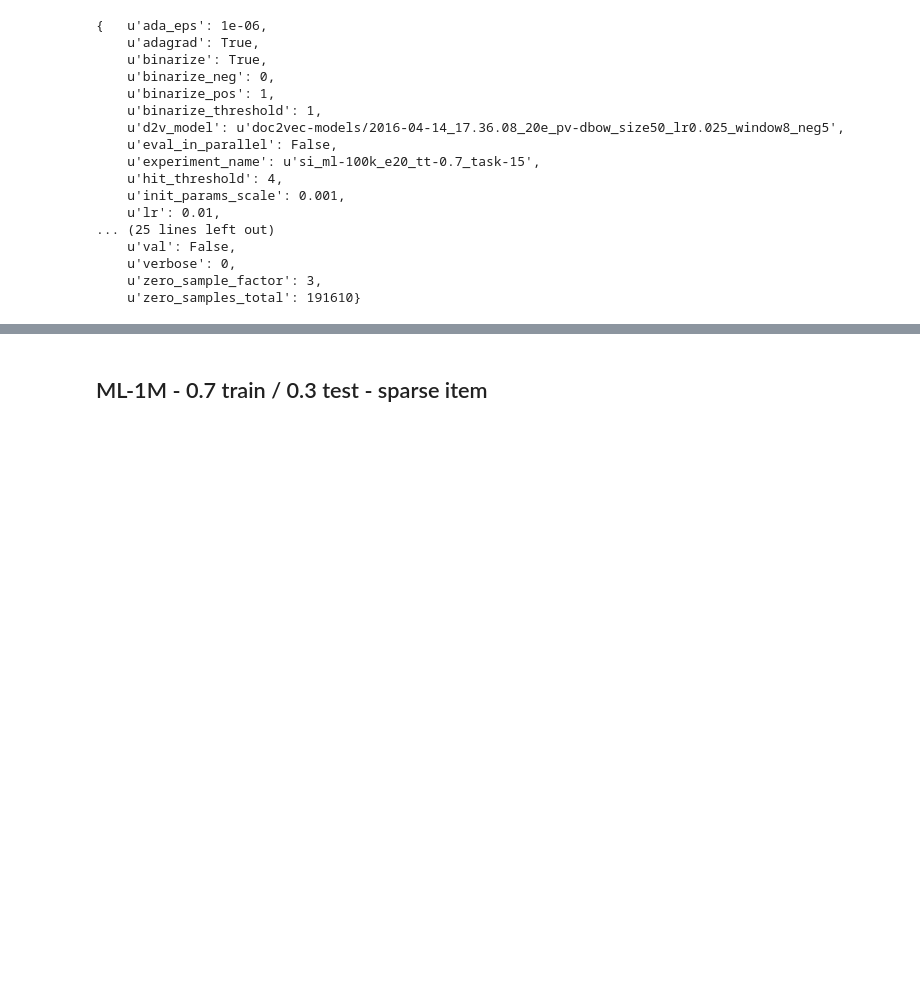
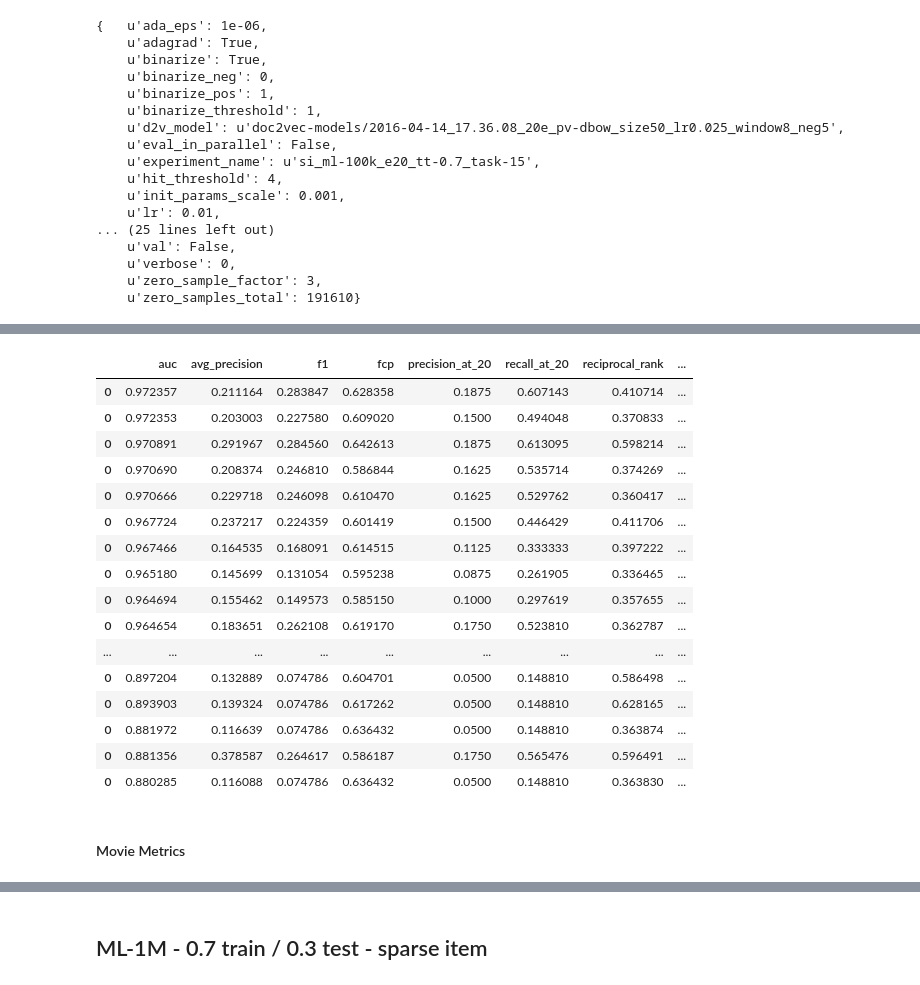
Before and after one commit to marcuniq/bsc-thesis, a Jupyter notebook: code/ipynb/gridsearch_mpcf_si_results.ipynb, the cells around one changed output, grey strips where cells are left out. Cells and saved outputs as stored; diff of their text form; code cells hidden in the pictures; blank space fills up the shorter version.

```diff
--- a/code/ipynb/gridsearch_mpcf_si_results.ipynb
+++ b/code/ipynb/gridsearch_mpcf_si_results.ipynb
@@ -22,5 +41,5 @@ def get_df_results(results):
 # %%
-results = [
+user_metrics = [
 '../metrics/mpcf-si/2016-05-27_19.53.55_si_ml-100k_e20_tt-0.7_task-9_user-metrics.csv',
 '../metrics/mpcf-si/2016-05-27_19.59.33_si_ml-100k_e20_tt-0.7_task-15_user-metrics.csv',
 '../metrics/mpcf-si/2016-05-27_20.08.37_si_ml-100k_e20_tt-0.7_task-21_user-metrics.csv',
@@ -133,0 +173,23 @@ with open('../models/mpcf-si/2016-05-27_19.59.33_si_ml-100k_e20_tt-0.7_task-15_c
+# %%
+df_max_train = get_df_results(user_metrics, max_train_ratings=10)
+df_max_train.sort_values('auc', ascending=False)
+# %% [output]
+|  | auc | avg_precision | f1 | fcp | precision_at_20 | recall_at_20 | reciprocal_rank | ... |
+| 0 | 0.972357 | 0.211164 | 0.283847 | 0.628358 | 0.1875 | 0.607143 | 0.410714 | ... |
+| 0 | 0.972353 | 0.203003 | 0.227580 | 0.609020 | 0.1500 | 0.494048 | 0.370833 | ... |
+| 0 | 0.970891 | 0.291967 | 0.284560 | 0.642613 | 0.1875 | 0.613095 | 0.598214 | ... |
+| 0 | 0.970690 | 0.208374 | 0.246810 | 0.586844 | 0.1625 | 0.535714 | 0.374269 | ... |
+| 0 | 0.970666 | 0.229718 | 0.246098 | 0.610470 | 0.1625 | 0.529762 | 0.360417 | ... |
+| 0 | 0.967724 | 0.237217 | 0.224359 | 0.601419 | 0.1500 | 0.446429 | 0.411706 | ... |
+| 0 | 0.967466 | 0.164535 | 0.168091 | 0.614515 | 0.1125 | 0.333333 | 0.397222 | ... |
+| 0 | 0.965180 | 0.145699 | 0.131054 | 0.595238 | 0.0875 | 0.261905 | 0.336465 | ... |
+| 0 | 0.964694 | 0.155462 | 0.149573 | 0.585150 | 0.1000 | 0.297619 | 0.357655 | ... |
+| 0 | 0.964654 | 0.183651 | 0.262108 | 0.619170 | 0.1750 | 0.523810 | 0.362787 | ... |
+| ... | ... | ... | ... | ... | ... | ... | ... | ... |
+| 0 | 0.897204 | 0.132889 | 0.074786 | 0.604701 | 0.0500 | 0.148810 | 0.586498 | ... |
+| 0 | 0.893903 | 0.139324 | 0.074786 | 0.617262 | 0.0500 | 0.148810 | 0.628165 | ... |
+| 0 | 0.881972 | 0.116639 | 0.074786 | 0.636432 | 0.0500 | 0.148810 | 0.363874 | ... |
+| 0 | 0.881356 | 0.378587 | 0.264617 | 0.586187 | 0.1750 | 0.565476 | 0.596491 | ... |
+| 0 | 0.880285 | 0.116088 | 0.074786 | 0.636432 | 0.0500 | 0.148810 | 0.363830 | ... |
+# %% [markdown]
+#### Movie Metrics
```
Also changed, not shown: parts of 41 cells of this notebook, 38 other files.
